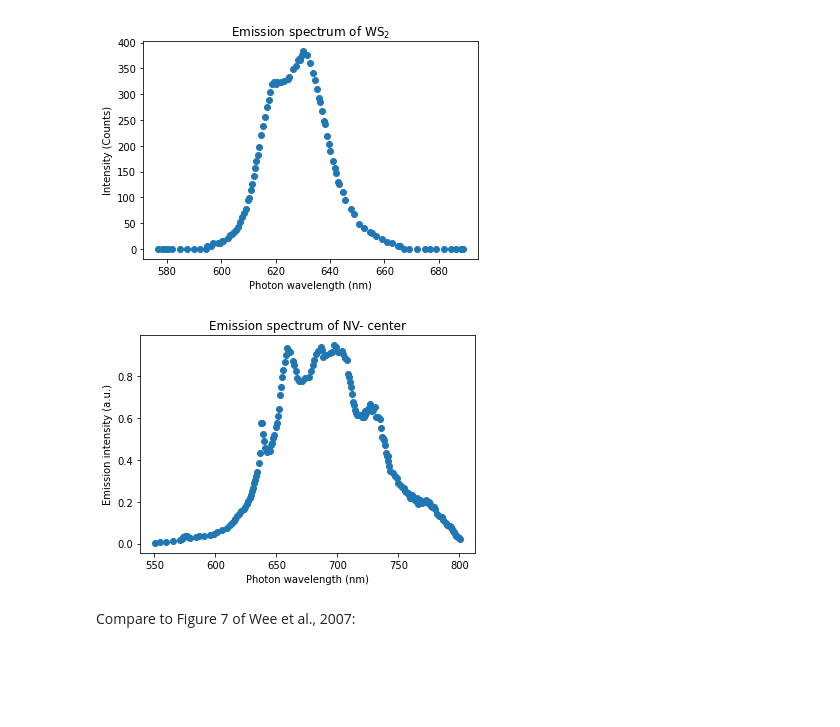
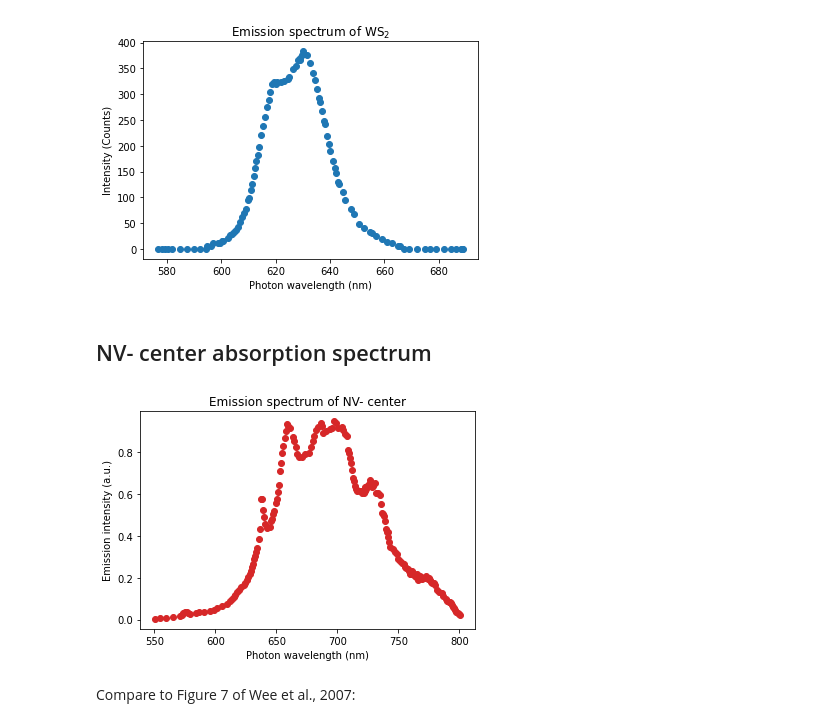
Before and after one commit to nbeaver/ws2-diamond-fret-calculation, a Jupyter notebook: WS2_NV-_center_FRET_estimation.ipynb, the cells around one changed output. Drawn from its saved outputs; the diff is of its cells as text; code cells hidden in the pictures; blank space fills up the shorter version.

```diff
--- a/WS2_NV-_center_FRET_estimation.ipynb
+++ b/WS2_NV-_center_FRET_estimation.ipynb
@@ -64,15 +66,17 @@ plt.xlabel("Photon wavelength (nm)")
 plt.ylabel("Intensity (Counts)");
 # %% [output]
 [figure]
+# %% [markdown]
+## NV- center absorption spectrum
 # %%
 nv_center_emission_nm, nv_center_emission_intensity, _, _, _, _ = np.loadtxt("NV_center_emission.txt", unpack=True)
 plt.clf()
-plt.scatter(nv_center_emission_nm, nv_center_emission_intensity)
+plt.scatter(nv_center_emission_nm, nv_center_emission_intensity,color="tab:red")
 plt.title("Emission spectrum of NV- center")
 plt.xlabel("Photon wavelength (nm)")
 plt.ylabel("Emission intensity (a.u.)");
 # %% [output]
-[figure, old version]
+[figure, new version]
 # %% [markdown]
 Compare to Figure 7 of Wee et al., 2007:
 # %%
```
Also changed, not shown: parts of 12 cells of this notebook.
